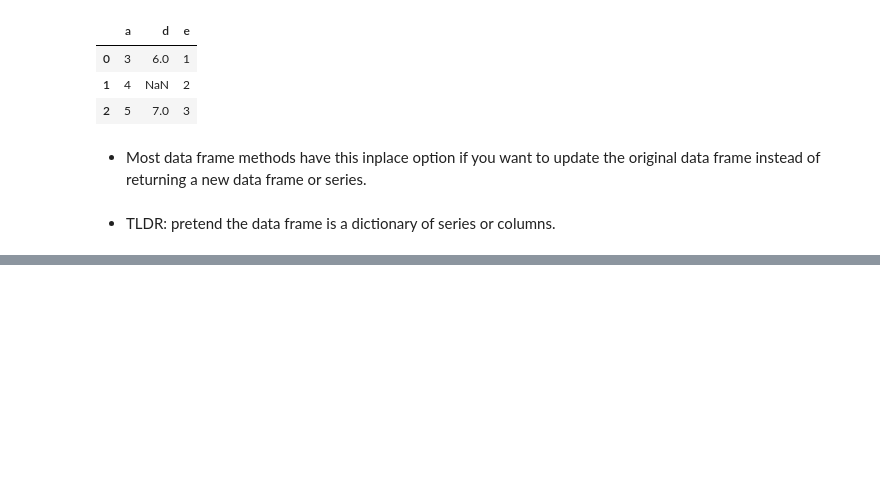
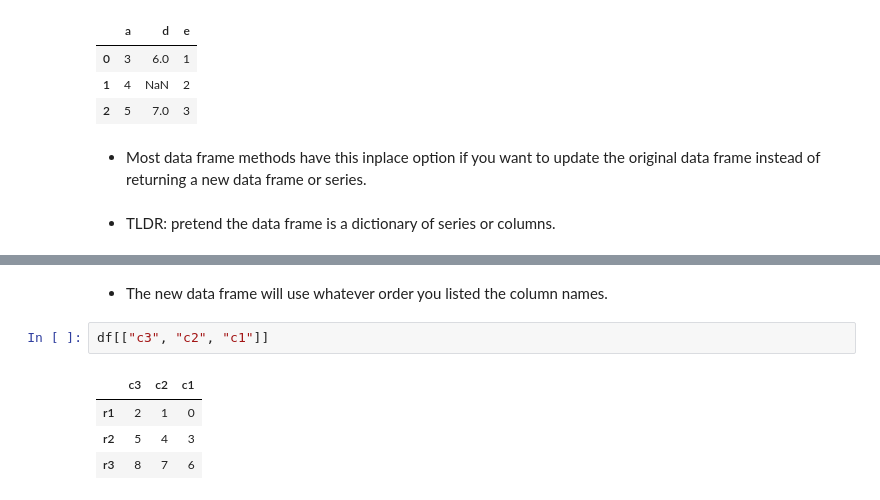
Before and after one commit to kaylamwong/Concepts-Overview-, a Jupyter notebook: Week 8: Working with Data Frames in Pandas.ipynb, the cells around one changed output, grey strips where cells are left out. Saved outputs shown, nothing was run; the diff lists cells and outputs as text; blank space fills up the shorter version.

```diff
--- a/Week 8: Working with Data Frames in Pandas.ipynb
+++ b/Week 8: Working with Data Frames in Pandas.ipynb
@@ -389,0 +426,9 @@ df
+# %% [markdown]
+- The new data frame will use whatever order you listed the column names.
+# %%
+df[["c3", "c2", "c1"]]
+# %% [output]
+|  | c3 | c2 | c1 |
+| r1 | 2 | 1 | 0 |
+| r2 | 5 | 4 | 3 |
+| r3 | 8 | 7 | 6 |
```
Also changed, not shown: parts of 20 cells of this notebook.
